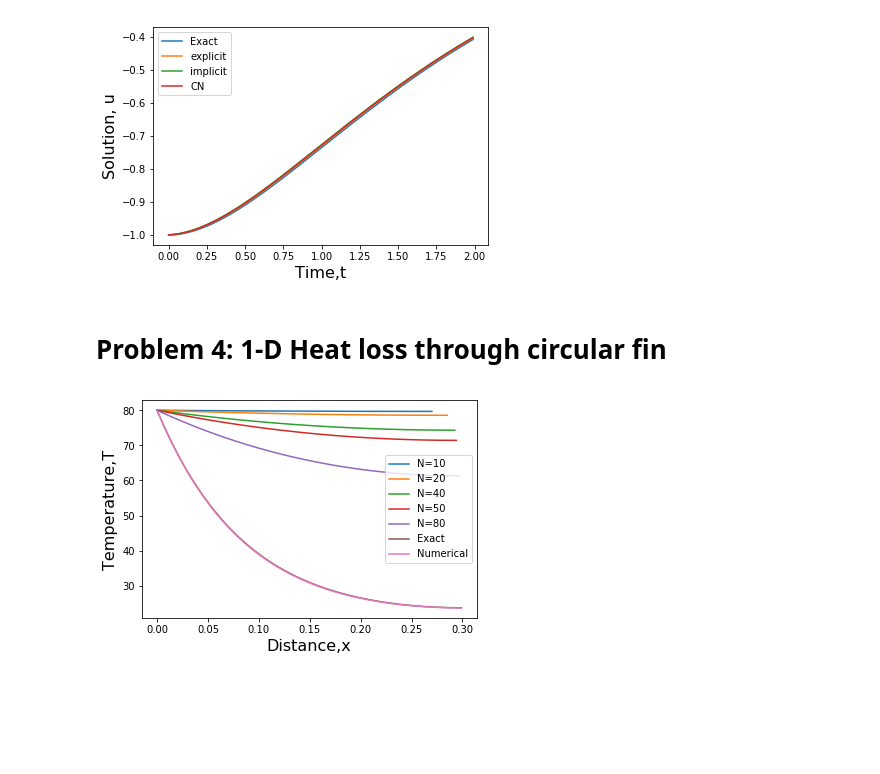
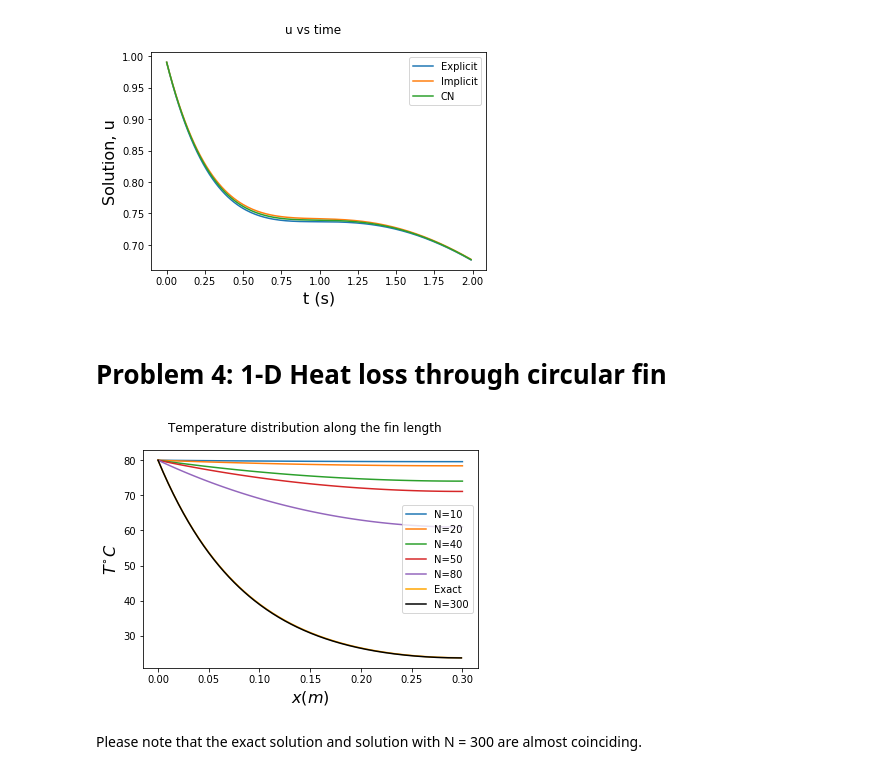
Before and after one commit to nimRobotics/CFD, a Jupyter notebook: CFD/Assignment_2/A2.ipynb, the cells around one changed output. Drawn from its saved outputs; the diff is of its cells as text; code cells hidden in the pictures; blank space fills up the shorter version.

```diff
--- a/CFD/Assignment_2/A2.ipynb
+++ b/CFD/Assignment_2/A2.ipynb
@@ -4,48 +9,47 @@
 # %%
 import numpy as np
 import matplotlib.pyplot as plt
 import math
 # explicit scheme
 u=[]
 t=0.01
 for i in range(200):
-    if i==0:
-        u.append(-1)
+    if i==0: # case t=0
+        u.append(1-0.01)
     else:
-        u.append(u[i-1]+(0.01)*t*np.exp(-t))
+        u.append(u[i-1]+(0.01)*(2*t*np.exp(-t)-u[i-1]))
     t=t+0.01
 # implicit scheme
 ub=[]
 t=0.01
 for i in range(200):
-    if i==0:
-        ub.append(-1+ (0.01)*(t+0.01)*np.exp(-(t+0.01)))
+    if i==0: # case t=0
+        ub.append((1+ (0.01)*2*(0.01)*np.exp(-0.01))/(1+0.01))
     else:
-        ub.append(ub[i-1]+(0.01)*(t+0.01)*np.exp(-(t+0.01)))
+        ub.append((ub[i-1]+(0.01)*2*(t+0.01)*np.exp(-(t+0.01)))/(1+0.01))
     t=t+0.01
 # CN scheme
 uc=[]
 t=0.01
 for i in range(200):
     if i==0:
-        uc.append(-1+(0.5)*(0.01)*(t*np.exp(-t)+(t+0.01)*np.exp(-(t+0.01))))
+        uc.append((1+(0.5)*(0.01)*(2*t*np.exp(-t)-1+2*(t+0.01)*np.exp(-(t+0.01))))/(1+0.005))
     else:
-        uc.append(uc[i-1]+(0.5)*(0.01)*(t*np.exp(-t)+(t+0.01)*np.exp(-(t+0.01))))
+        uc.append((uc[i-1]+(0.5)*(0.01)*(2*t*np.exp(-t)-uc[i-1]+2*(t+0.01)*np.exp(-(t+0.01))))/(1+0.005))
     t=t+0.01
 # CN scheme end
+
 t = np.arange(0, 2, 0.01)
-u_exact = -1*(t+1)*np.exp(-t)
-
-plt.plot(t, u_exact, label="Exact")
-plt.plot(t, u, label="explicit")
-plt.plot(t, ub, label="implicit")
+plt.plot(t, u, label="Explicit")
+plt.plot(t, ub, label="Implicit")
 plt.plot(t, uc, label="CN")
 plt.legend()
-plt.xlabel('Time,t', fontsize=16)
+plt.xlabel('t (s)', fontsize=16)
 plt.ylabel('Solution, u', fontsize=16)
+plt.suptitle('u vs time')
 plt.show()
 # %% [output]
-[figure, old version]
+[figure, new version]
 # %% [markdown]
 # Problem 4: 1-D Heat loss through circular fin
 # %%
@@ -116,20 +120,27 @@ c=(400/3)*m*m
 # Matrix equation AX=B, n is the number of nodes
 A = [[1, 0, 0,0,0],[1,-(c+2),1,0,0],[0,1,-(c+2),1,0],[0,0,1,-(c+2),1],[0,0,0,2,-(c+2)]]
 B=[80,-c*20,-c*20,-c*20,-c*20]
-# plot of exact and Numerical
 
+# NN=[10]
 NN=[10,20,40,50,80]
 for N in NN:
-	l=np.arange(0,0.3,0.3/N)
-	plt.plot(l, TDMA(list(A),list(B),N-1),label="N="+str(N))
+	l=np.arange(0,0.30005,0.3/N)
+	# print(len(TDMA(list(A),list(B),N-1)))
+	# print(TDMA(list(A),list(B),N-1))
+	# print(l)
+	plt.plot(l, TDMA(list(A),list(B),N),label="N="+str(N))
+
 x = np.arange(0, 0.3, 0.001)
 T_exact = 0.058728*np.exp((20*x)/(np.sqrt(3)))+59.9412719*np.exp((-20*x)/(np.sqrt(3)))+20
 
-plt.plot(x, T_exact, label="Exact")
-plt.plot(x, TDMA(list(A),list(B),int(n)),label="Numerical")
+plt.plot(x, T_exact, label="Exact",color='orange')
+plt.plot(x, TDMA(list(A),list(B),int(n)),label="N=300", color='black')
 plt.legend()
-plt.xlabel('Distance,x', fontsize=16)
-plt.ylabel('Temperature,T', fontsize=16)
+plt.xlabel(r'$x (m)$', fontsize=16)
+plt.ylabel(r'$ T^{\circ}C $', fontsize=16)
+plt.suptitle('Temperature distribution along the fin length')
 plt.show()
 # %% [output]
-[figure, old version]
+[figure, new version]
+# %% [markdown]
+Please note that the exact solution and solution with N = 300 are almost coinciding.
```
Also changed, not shown: parts of 2 cells of this notebook, 27 other files.
